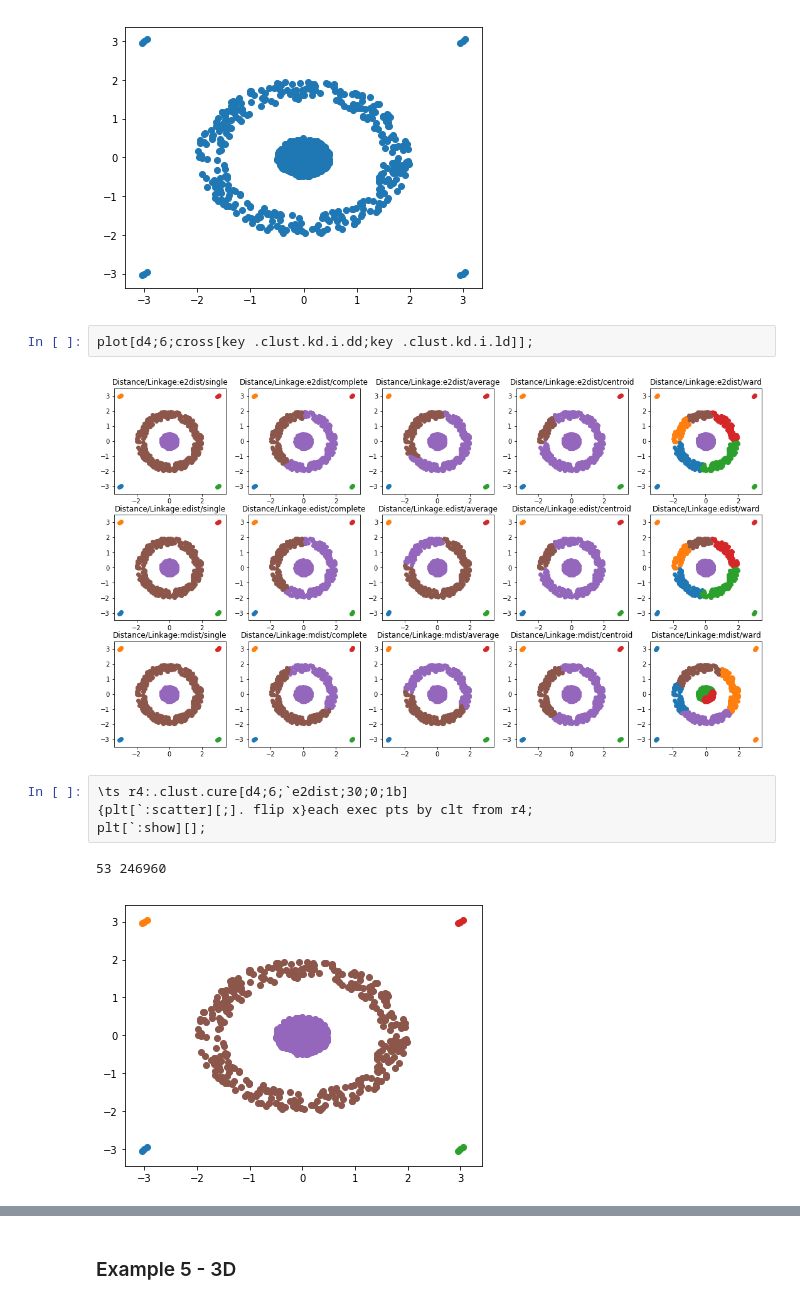
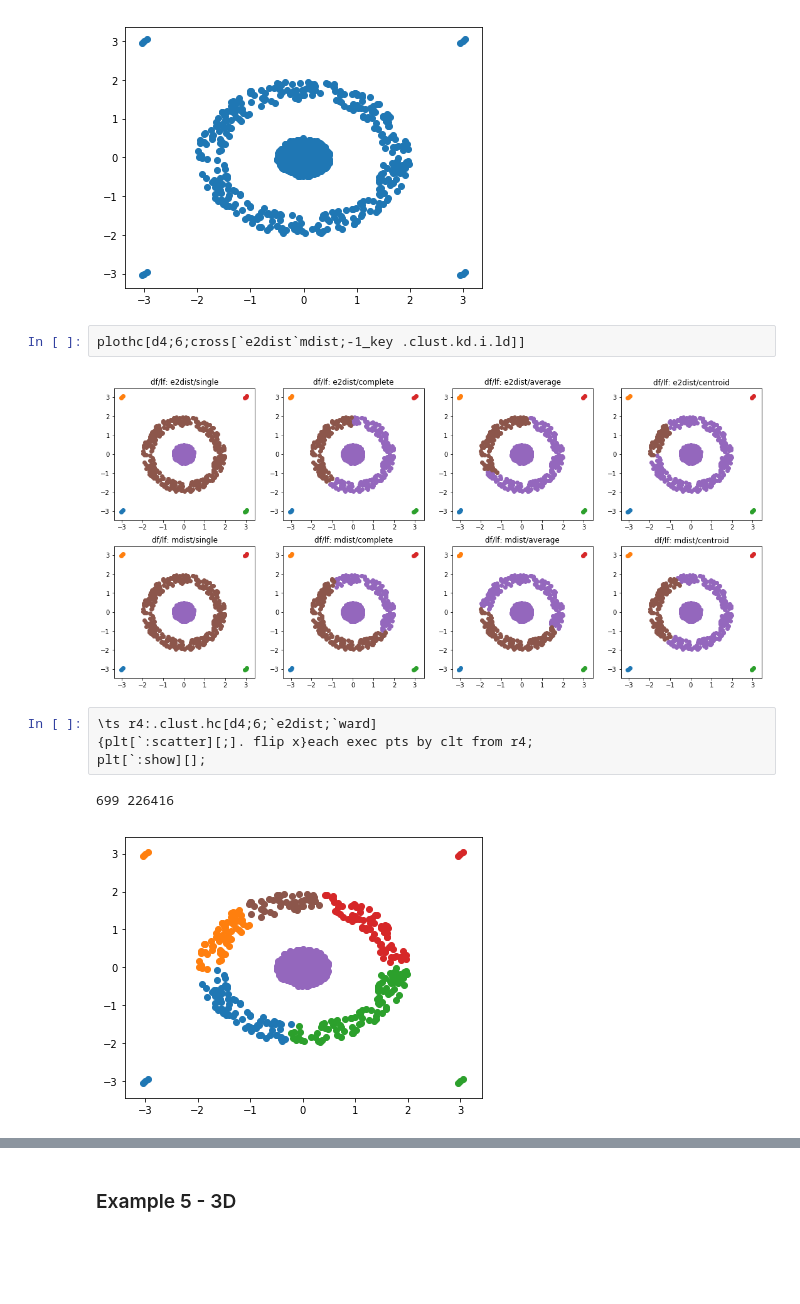
Before and after one commit to Anhmike/clustering, a Jupyter notebook: tmp/clustering.ipynb, the cells around one changed output, grey strips where cells are left out. Drawn from its saved outputs; the diff is of its cells as text; blank space fills up the shorter version.

```diff
--- a/tmp/clustering.ipynb
+++ b/tmp/clustering.ipynb
@@ -123,13 +134,13 @@ plt[`:show][];
 # %% [output]
 [figure]
 # %%
-plot[d4;6;cross[key .clust.kd.i.dd;key .clust.kd.i.ld]];
+plothc[d4;6;cross[`e2dist`mdist;-1_key .clust.kd.i.ld]]
 # %% [output]
-[figure, old version]
+[figure, new version]
 # %%
-\ts r4:.clust.cure[d4;6;`e2dist;30;0;1b]
+\ts r4:.clust.hc[d4;6;`e2dist;`ward]
 {plt[`:scatter][;]. flip x}each exec pts by clt from r4;
 plt[`:show][];
 # %% [output]
-53 246960
+699 226416
-[figure, old version]
+[figure, new version]
```
Also changed, not shown: parts of 24 cells of this notebook.
